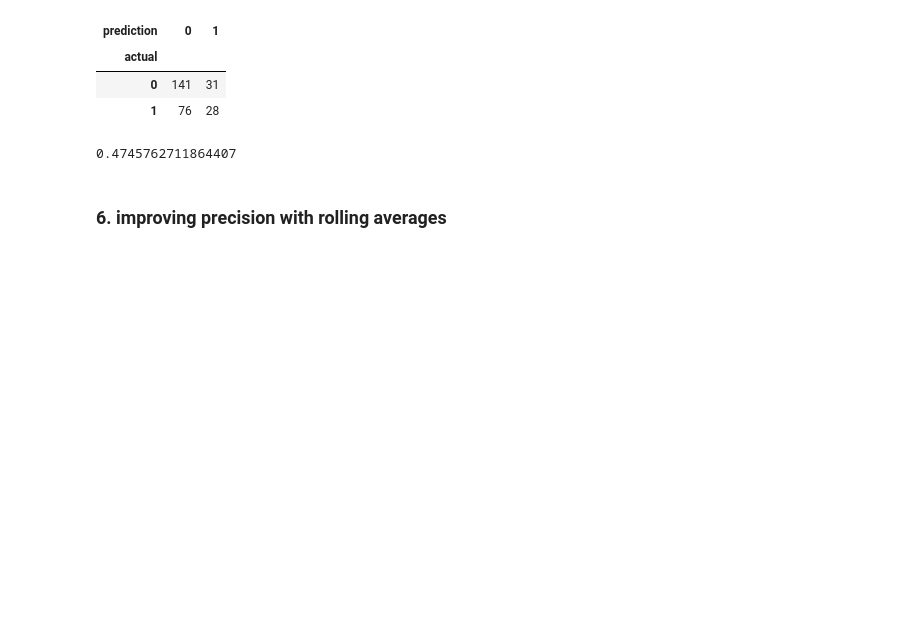
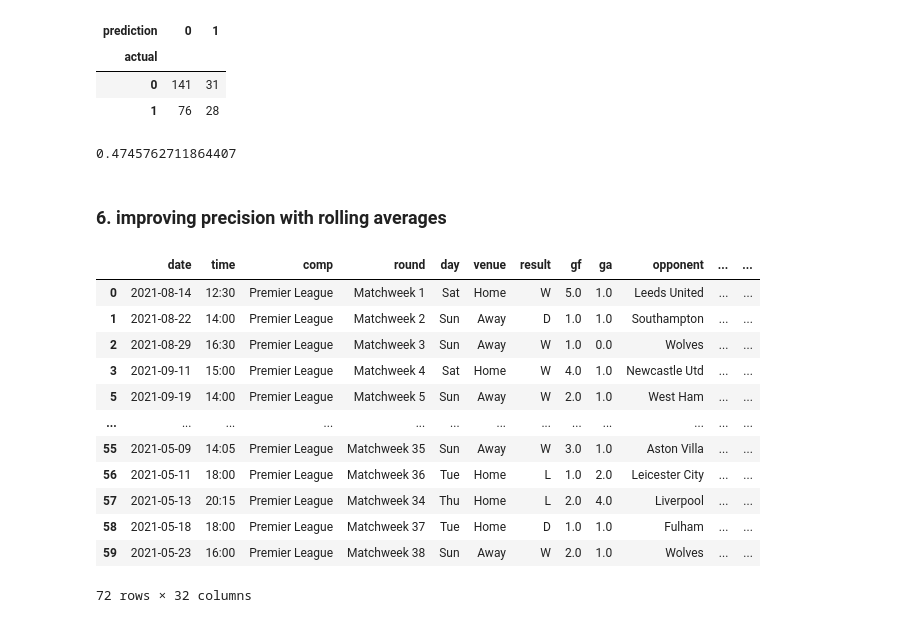
Before and after one commit to IDRISSI-Karim/Football_Predicition, a Jupyter notebook: model/training.ipynb, the cells around one changed output. Saved outputs shown, nothing was run; the diff lists cells and outputs as text; code cells hidden in the pictures; blank space fills up the shorter version.

```diff
--- a/model/training.ipynb
+++ b/model/training.ipynb
@@ -206,3 +206,23 @@ precision_score(test["target"], preds)
 0.4745762711864407
 # %% [markdown]
 ### 6. improving precision with rolling averages
+# %%
+grouped_matches = matches.groupby("team")
+# %%
+group = grouped_matches.get_group("Manchester United")
+# %%
+group
+# %% [output]
+|  | date | time | comp | round | day | venue | result | gf | ga | opponent | ... | ... |
+| 0 | 2021-08-14 | 12:30 | Premier League | Matchweek 1 | Sat | Home | W | 5.0 | 1.0 | Leeds United | ... | ... |
+| 1 | 2021-08-22 | 14:00 | Premier League | Matchweek 2 | Sun | Away | D | 1.0 | 1.0 | Southampton | ... | ... |
+| 2 | 2021-08-29 | 16:30 | Premier League | Matchweek 3 | Sun | Away | W | 1.0 | 0.0 | Wolves | ... | ... |
+| 3 | 2021-09-11 | 15:00 | Premier League | Matchweek 4 | Sat | Home | W | 4.0 | 1.0 | Newcastle Utd | ... | ... |
+| 5 | 2021-09-19 | 14:00 | Premier League | Matchweek 5 | Sun | Away | W | 2.0 | 1.0 | West Ham | ... | ... |
+| ... | ... | ... | ... | ... | ... | ... | ... | ... | ... | ... | ... | ... |
+| 55 | 2021-05-09 | 14:05 | Premier League | Matchweek 35 | Sun | Away | W | 3.0 | 1.0 | Aston Villa | ... | ... |
+| 56 | 2021-05-11 | 18:00 | Premier League | Matchweek 36 | Tue | Home | L | 1.0 | 2.0 | Leicester City | ... | ... |
+| 57 | 2021-05-13 | 20:15 | Premier League | Matchweek 34 | Thu | Home | L | 2.0 | 4.0 | Liverpool | ... | ... |
+| 58 | 2021-05-18 | 18:00 | Premier League | Matchweek 37 | Tue | Home | D | 1.0 | 1.0 | Fulham | ... | ... |
+| 59 | 2021-05-23 | 16:00 | Premier League | Matchweek 38 | Sun | Away | W | 2.0 | 1.0 | Wolves | ... | ... |
+72 rows × 32 columns
```
Also changed, not shown: parts of 4 cells of this notebook.
